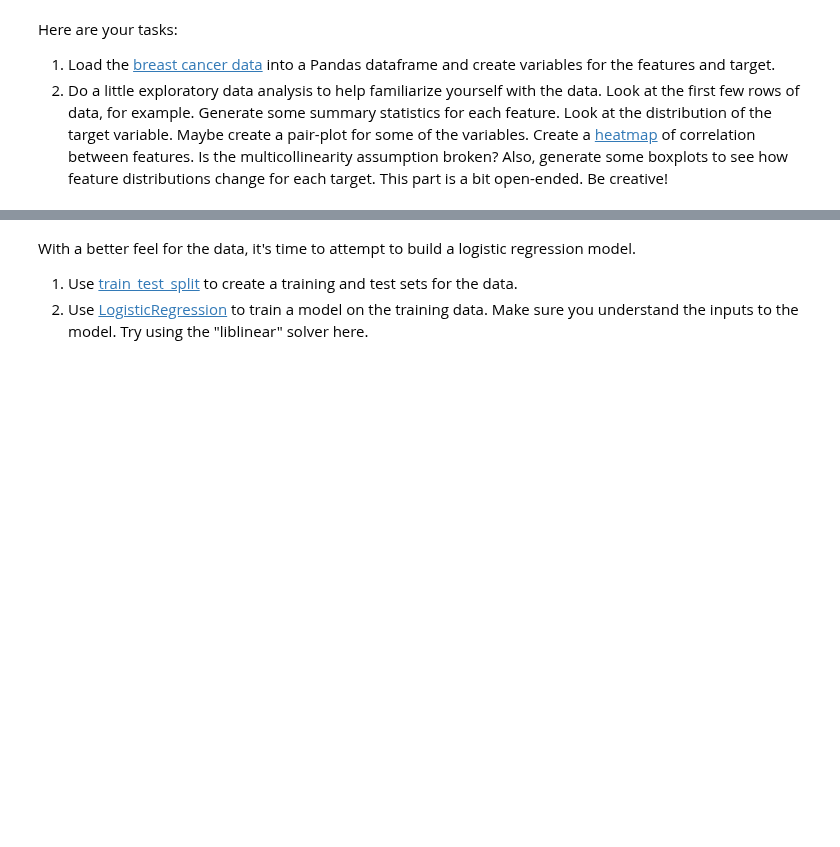
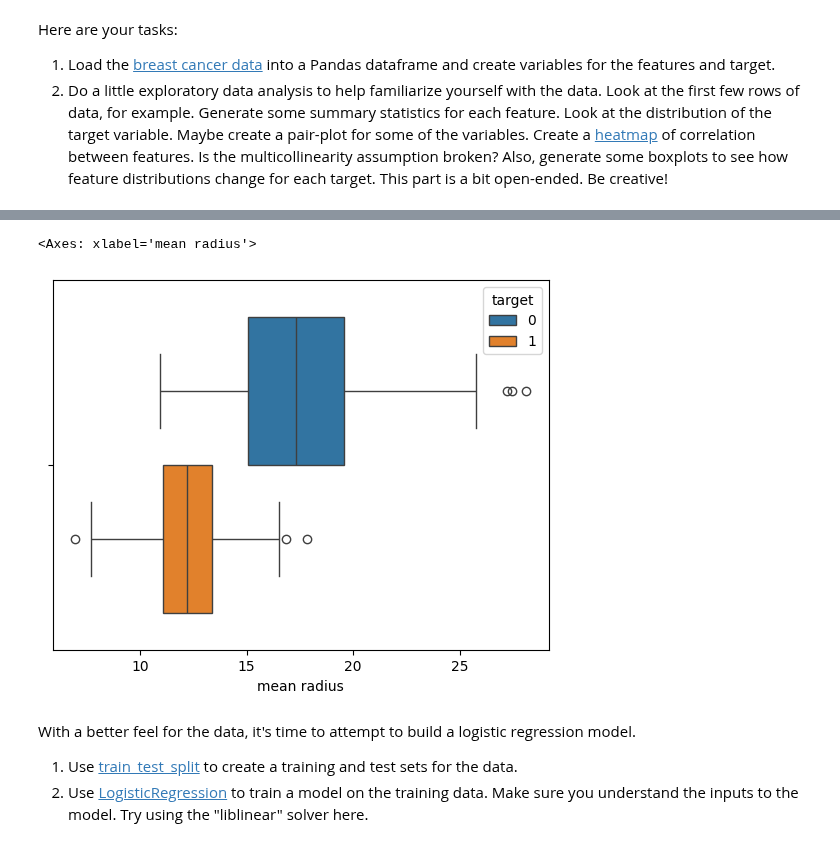
Before and after one commit to TrollRider-Kristian/Springboard-AI-Mini-Projects, a Jupyter notebook: Student_MLE_MiniProject_Logistic_Regression.ipynb, the cells around one changed output, grey strips where cells are left out. Cells and saved outputs as stored; diff of their text form; code cells hidden in the pictures; blank space fills up the shorter version.

```diff
--- a/Student_MLE_MiniProject_Logistic_Regression.ipynb
+++ b/Student_MLE_MiniProject_Logistic_Regression.ipynb
@@ -109,5 +119,11 @@ Name: target, Length: 569, dtype: int64
 # %%
 # Create a boxplot for mean radius by target type
+breast_cancer_radius_and_target = pd.concat([breast_cancer_features.loc[:, ['mean radius']], breast_cancer_targets], axis=1)
+# print (breast_cancer_radius_and_target.head())
+sns.boxplot (data = breast_cancer_radius_and_target, x = 'mean radius', hue = 'target')
+# %% [output]
+<Axes: xlabel='mean radius'>
+[figure, added]
 # %% [markdown]
 With a better feel for the data, it's time to attempt to build a logistic regression model.
 
```
Also changed, not shown: parts of 6 cells of this notebook.
